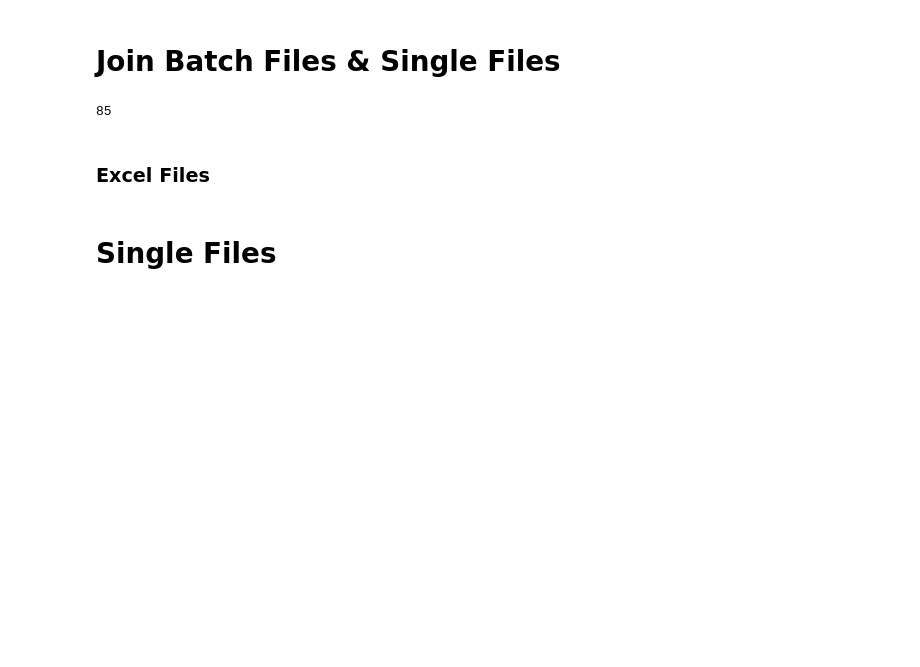
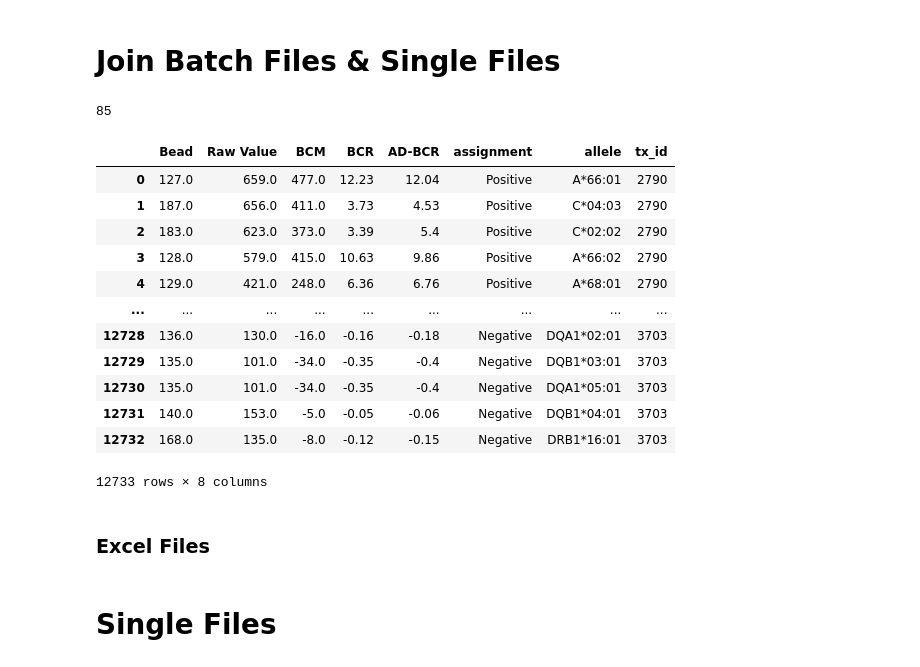
Before and after one commit to umcu-stride/desa_paper, a Jupyter notebook: Notebooks/Luven Data/lsa_data_preparation.ipynb, the cells around one changed output. Cells and saved outputs as stored; diff of their text form; code cells hidden in the pictures; blank space fills up the shorter version.

```diff
--- a/Notebooks/Luven Data/lsa_data_preparation.ipynb
+++ b/Notebooks/Luven Data/lsa_data_preparation.ipynb
@@ -136,6 +120,22 @@ lsa_ids = df_total.tx_id.unique()
 len(lsa_ids)
 # %% [output]
 85
+# %%
+df_total
+# %% [output]
+|  | Bead | Raw Value | BCM | BCR | AD-BCR | assignment | allele | tx_id |
+| 0 | 127.0 | 659.0 | 477.0 | 12.23 | 12.04 | Positive | A*66:01 | 2790 |
+| 1 | 187.0 | 656.0 | 411.0 | 3.73 | 4.53 | Positive | C*04:03 | 2790 |
+| 2 | 183.0 | 623.0 | 373.0 | 3.39 | 5.4 | Positive | C*02:02 | 2790 |
+| 3 | 128.0 | 579.0 | 415.0 | 10.63 | 9.86 | Positive | A*66:02 | 2790 |
+| 4 | 129.0 | 421.0 | 248.0 | 6.36 | 6.76 | Positive | A*68:01 | 2790 |
+| ... | ... | ... | ... | ... | ... | ... | ... | ... |
+| 12728 | 136.0 | 130.0 | -16.0 | -0.16 | -0.18 | Negative | DQA1*02:01 | 3703 |
+| 12729 | 135.0 | 101.0 | -34.0 | -0.35 | -0.4 | Negative | DQB1*03:01 | 3703 |
+| 12730 | 135.0 | 101.0 | -34.0 | -0.35 | -0.4 | Negative | DQA1*05:01 | 3703 |
+| 12731 | 140.0 | 153.0 | -5.0 | -0.05 | -0.06 | Negative | DQB1*04:01 | 3703 |
+| 12732 | 168.0 | 135.0 | -8.0 | -0.12 | -0.15 | Negative | DRB1*16:01 | 3703 |
+12733 rows × 8 columns
 # %% [markdown]
 ### Excel Files
 # %%
```
Also changed, not shown: parts of 11 cells of this notebook, 1 other file.
